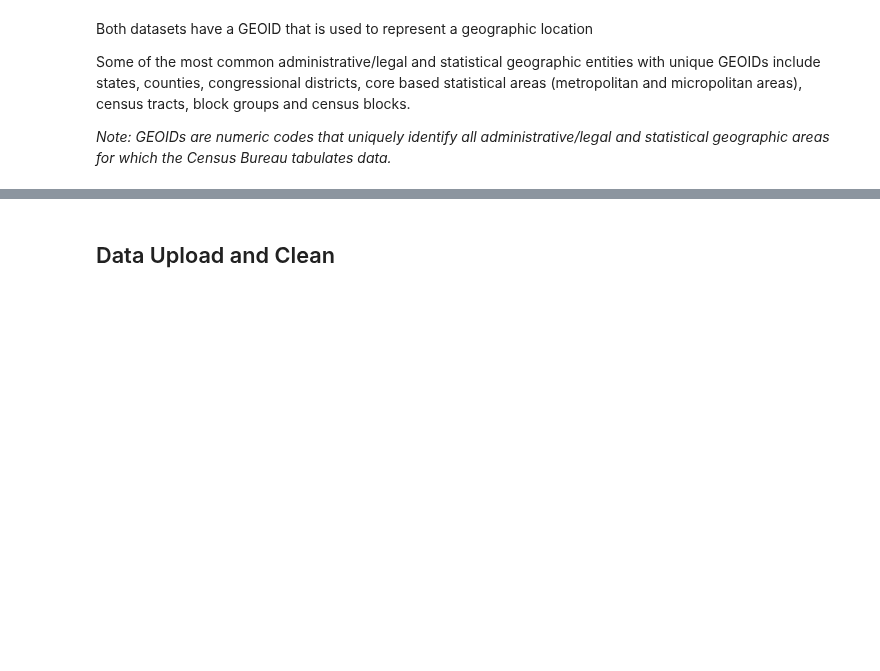
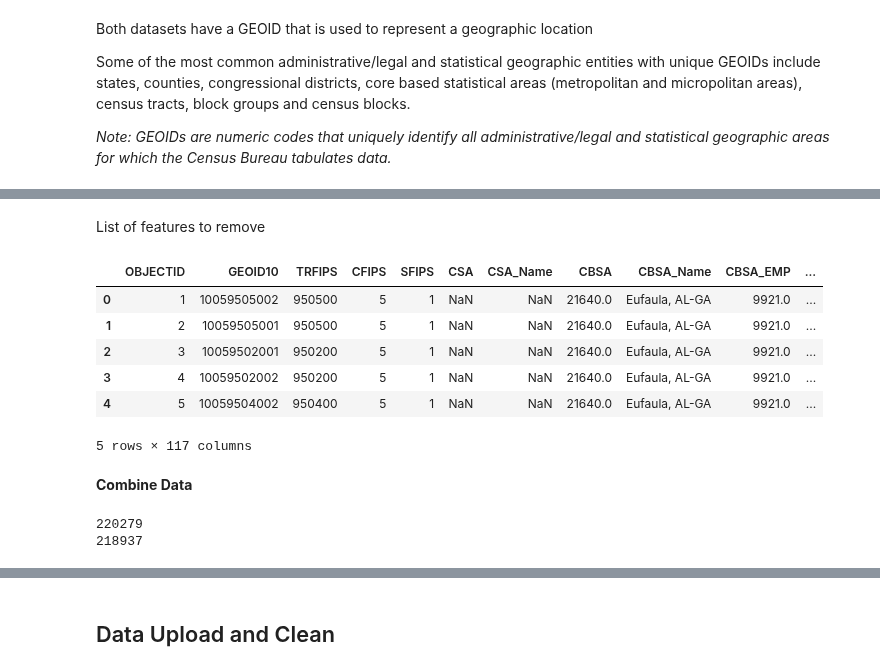
Before and after one commit to Mendez01/DarwinProject, a Jupyter notebook: DarwinProject.ipynb, the cells around one changed output, grey strips where cells are left out. Saved outputs shown, nothing was run; the diff lists cells and outputs as text; code cells hidden in the pictures; blank space fills up the shorter version.

```diff
--- a/DarwinProject.ipynb
+++ b/DarwinProject.ipynb
@@ -68,0 +169,2 @@ Some of the most common administrative/legal and statistical geographic entities
+# %% [markdown]
+List of features to remove
@@ -68,0 +173,24 @@ Some of the most common administrative/legal and statistical geographic entities
+# %%
+#clean smartLocations manually
+smartLocation.head()
+#smartLocationClean = smartLocation.drop(columns=['OBJECTID','CSA_Name','CBSA_Name','AUTOOWN0','AUTOOWN1','AUTOOWN2','WORKERS','R_LOWWAGEWK','R_MEDWAGEWK','R_HIWAGEWK','EMPTOT','Shape_Length','Shape_Area'])
+#smartLocation.head()
+# %% [output]
+|  | OBJECTID | GEOID10 | TRFIPS | CFIPS | SFIPS | CSA | CSA_Name | CBSA | CBSA_Name | CBSA_EMP | ... |
+| 0 | 1 | 10059505002 | 950500 | 5 | 1 | NaN | NaN | 21640.0 | Eufaula, AL-GA | 9921.0 | ... |
+| 1 | 2 | 10059505001 | 950500 | 5 | 1 | NaN | NaN | 21640.0 | Eufaula, AL-GA | 9921.0 | ... |
+| 2 | 3 | 10059502001 | 950200 | 5 | 1 | NaN | NaN | 21640.0 | Eufaula, AL-GA | 9921.0 | ... |
+| 3 | 4 | 10059502002 | 950200 | 5 | 1 | NaN | NaN | 21640.0 | Eufaula, AL-GA | 9921.0 | ... |
+| 4 | 5 | 10059504002 | 950400 | 5 | 1 | NaN | NaN | 21640.0 | Eufaula, AL-GA | 9921.0 | ... |
+5 rows × 117 columns
+# %% [markdown]
+**Combine Data**
+# %%
+# combine data
+mergedData = pd.merge(modeShareSOVPerc, smartLocation, left_on='Geo_FIPS', right_on='GEOID10')
+print(len(mergedData))
+mergedData = mergedData.dropna(subset=['percSOV'])
+print(len(mergedData))
+# %% [output]
+220279
+218937
```
Also changed, not shown: parts of 28 cells of this notebook.
